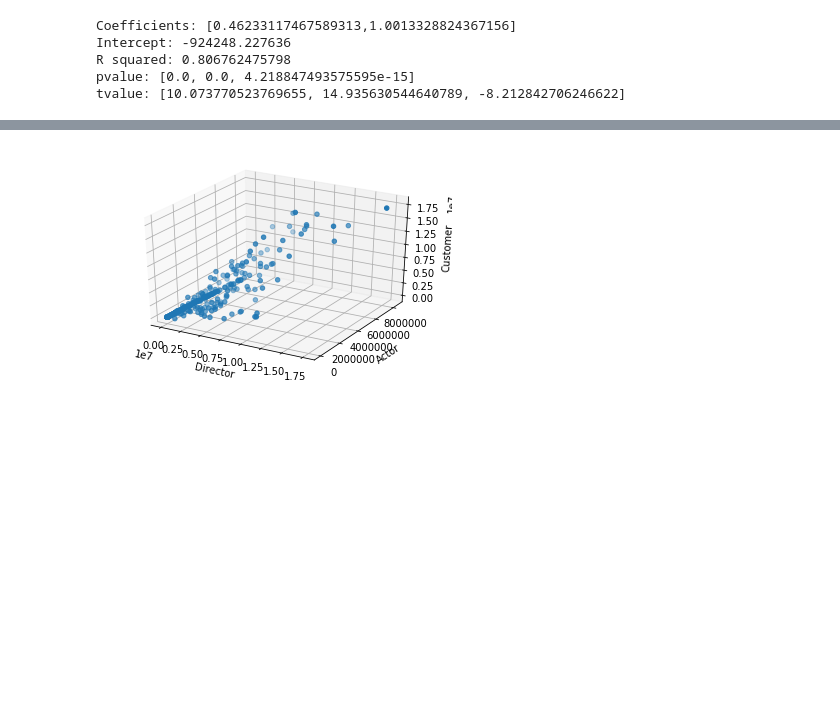
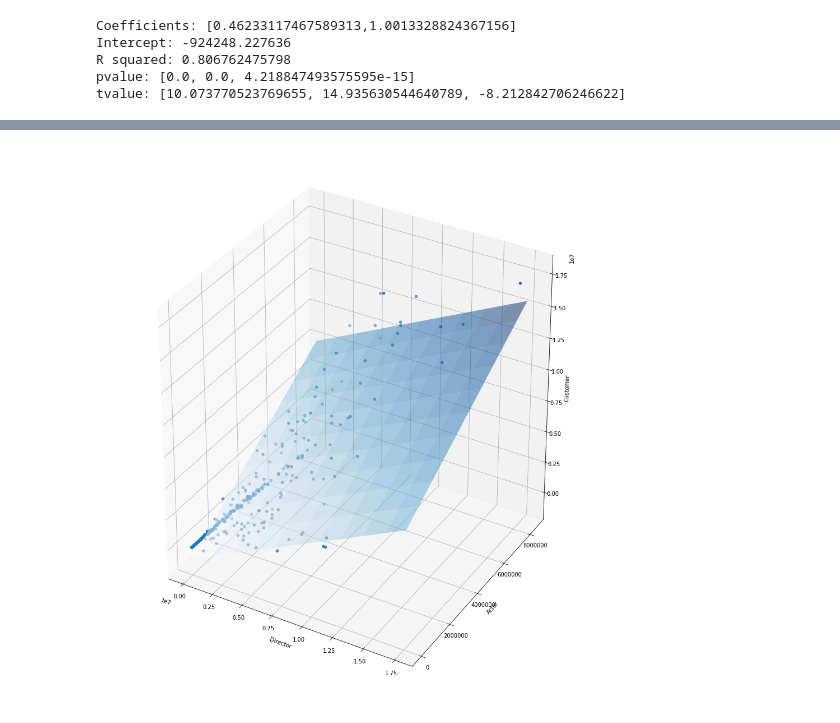
Before and after one commit to RATIONAL331/201511084_BigData, a Jupyter notebook: BigDataProgramming_Movie_201511084.ipynb, the cells around one changed output, grey strips where cells are left out. Cells and saved outputs as stored; diff of their text form; code cells hidden in the pictures; blank space fills up the shorter version.

```diff
--- a/BigDataProgramming_Movie_201511084.ipynb
+++ b/BigDataProgramming_Movie_201511084.ipynb
@@ -262,21 +232,30 @@ strong multicollinearity or other numerical problems.
+# %%
+import pandas as pd
+a, b = np.meshgrid(np.linspace(moviePandas.Director.min(),moviePandas.Director.max(),100),\
+                   np.linspace(moviePandas.Actor.min(),moviePandas.Actor.max(),100))
+
+x_ax = pd.DataFrame({'Director': a.ravel(), 'Actor': b.ravel()})
+y = result.predict(exog = x_ax)
 # %%
 import matplotlib.pyplot as plt
 from mpl_toolkits.mplot3d import Axes3D
+from matplotlib import cm
 import numpy as np
 
-fig = plt.figure()
+fig = plt.figure(figsize=(16, 18))
 ax = fig.gca(projection='3d')
 
 X = moviePandas.Director.to_list()
 Y = moviePandas.Actor.to_list()
 Z = moviePandas.Cumulative_Customer.to_list()
 
-ax.scatter(X, Y, Z)
+ax.scatter3D(X, Y, Z)
+ax.plot_surface(a,b,y.values.reshape(a.shape), rstride=10, cstride=10, cmap=cm.Blues, alpha = 0.5)
 
 ax.set_xlabel('Director')
 ax.set_ylabel('Actor')
 ax.set_zlabel('Customer')
 
 plt.show()
 # %% [output]
-[figure, old version]
+[figure, new version]
```
Also changed, not shown: parts of 21 cells of this notebook.
